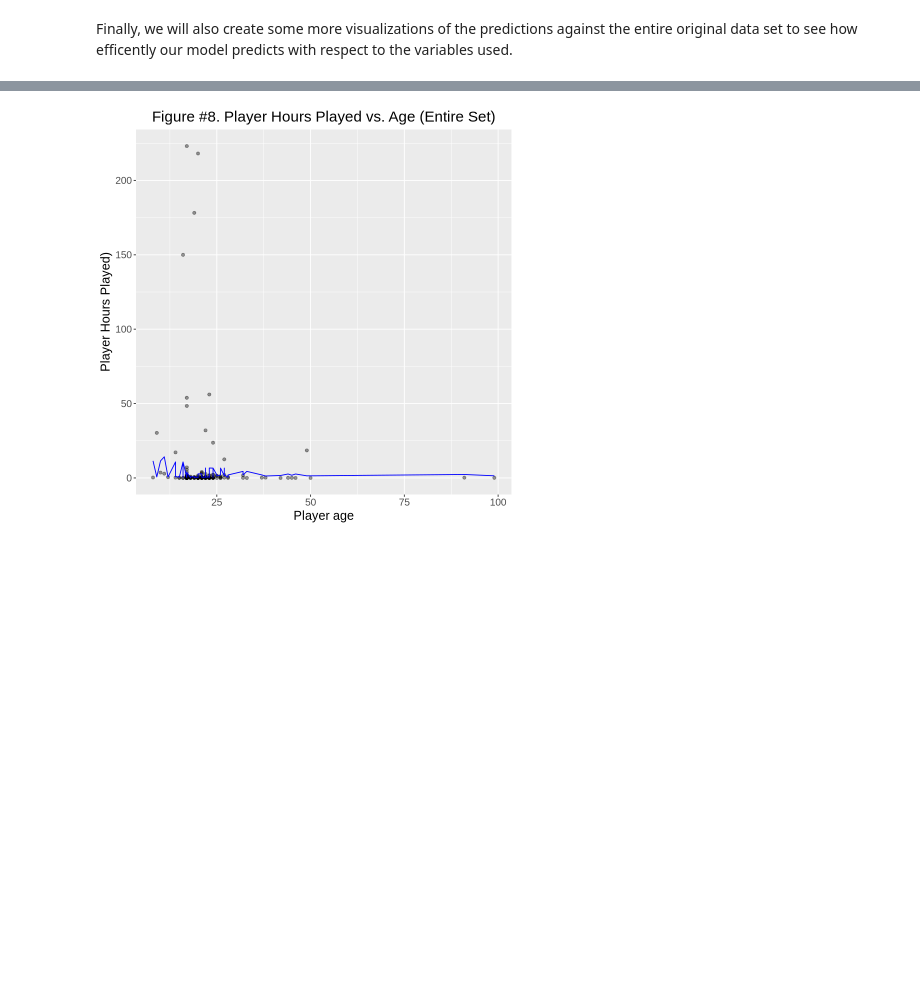
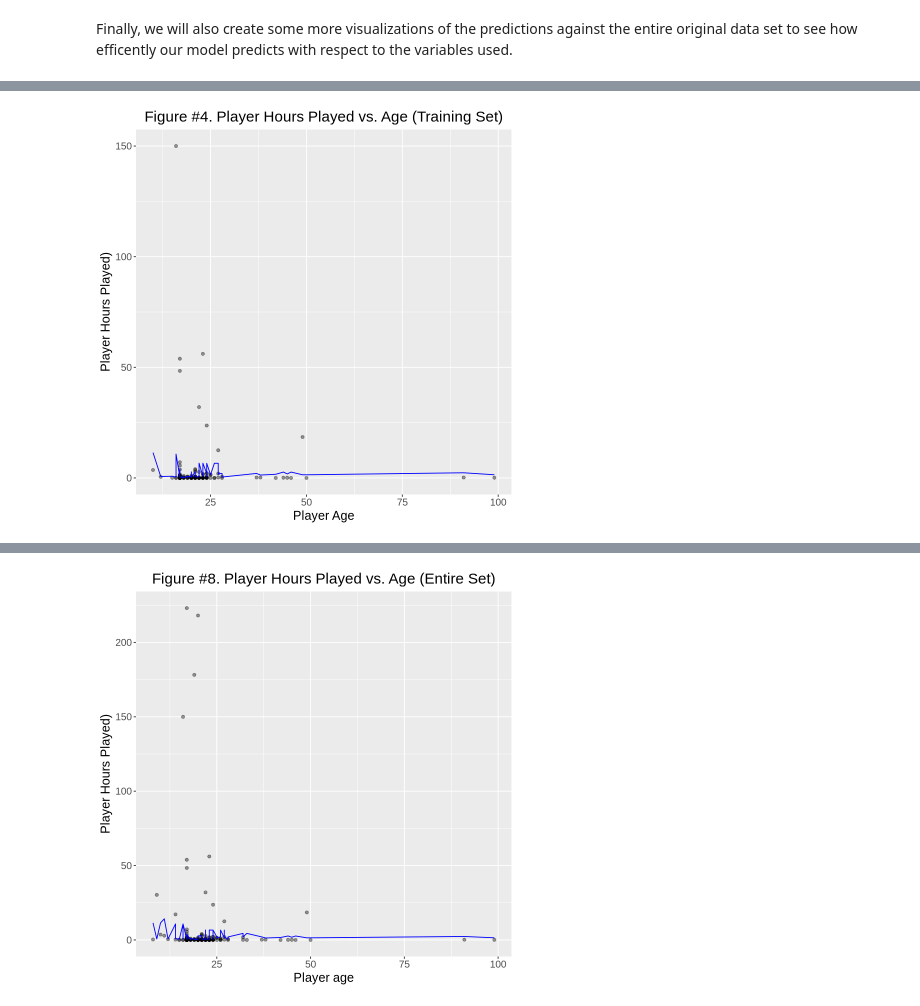
Before and after one commit to Pouya2077/dsci-project, a Jupyter notebook: group-project.ipynb, the cells around one changed output, grey strips where cells are left out. Drawn from its saved outputs; the diff is of its cells as text; code cells hidden in the pictures; blank space fills up the shorter version.

```diff
--- a/group-project.ipynb
+++ b/group-project.ipynb
@@ -431,0 +334,100 @@ player_plot_entire_2
+# %%
+player_preds_train <- player_best_fit |>
+                  predict(player_train) |>
+                  bind_cols(player_train)
+
+# plot of age variable against the total played hours for each player
+
+player_plot_training <- ggplot(player_preds_train, aes(x = age, y = played_hours)) +
+  geom_point(alpha = 0.4) +
+  geom_line(data = player_preds_train,
+            mapping = aes(x = age, y = .pred),
+            color = "blue") +
+  xlab("Player Age") +
+  ylab("Player Hours Played)") +
+  ggtitle("Figure #4. Player Hours Played vs. Age (Training Set)") +
+  theme(text = element_text(size = 15),
+       plot.title = (element_text(hjust = 0.5)))
+
+player_plot_training
+
+# plot of experience_num variable against total player hours for each player
+
+player_plot_training_2 <- ggplot(player_preds_train, aes(x = experience_num, y = played_hours)) +
+  geom_point(alpha = 0.4) +
+  geom_line(data = player_preds_train,
+            mapping = aes(x = experience_num, y = .pred),
+            color = "blue") +
+  xlab("Player Experience Level") +
+  ylab("Player Hours Played)") +
+  ggtitle("Figure #5. Player Hours Played \n vs. Experience (Training Set)") +
+  theme(text = element_text(size = 15),
+       plot.title = element_text(hjust = 0.5))
+
+player_plot_training_2
+
+# now we do the same for the testing set
+
+player_preds_test <- player_best_fit |>
+                  predict(player_test) |>
+                  bind_cols(player_test)
+
+player_plot_testing <- ggplot(player_preds_test, aes(x = age, y = played_hours)) +
+  geom_point(alpha = 0.4) +
+  geom_line(data = player_preds_test,
+            mapping = aes(x = age, y = .pred),
+            color = "blue") +
+  xlab("Player Age") +
+  ylab("Player Hours Played)") +
+  ggtitle("Figure #6. Player Hours Played \n vs. Age (Testing Set)") +
+  theme(text = element_text(size = 15),
+       plot.title = element_text(hjust = 0.5))
+
+player_plot_testing
+
+player_plot_testing_2 <- ggplot(player_preds_test, aes(x = experience_num, y = played_hours)) +
+  geom_point(alpha = 0.4) +
+  geom_line(data = player_preds_test,
+            mapping = aes(x = experience_num, y = .pred),
+            color = "blue") +
+  xlab("Player experience level") +
+  ylab("Player played hours)") +
+  ggtitle("Figure #7. Player Hours Played \n vs. Experience (Testing Set)") +
+  theme(text = element_text(size = 15),
+       plot.title = element_text(hjust = 0.5))
+
+player_plot_testing_2
+
+# the same will be repeated for the entire set
+
+player_preds_entire <- player_best_fit |>
+                  predict(player_data) |>
+                  bind_cols(player_data)
+
+player_plot_entire <- ggplot(player_preds_entire, aes(x = age, y = played_hours)) +
+  geom_point(alpha = 0.4) +
+  geom_line(data = player_preds_entire,
+            mapping = aes(x = age, y = .pred),
+            color = "blue") +
+  xlab("Player age") +
+  ylab("Player Hours Played)") +
+  ggtitle("Figure #8. Player Hours Played vs. Age (Entire Set)") +
+  theme(text = element_text(size = 15),
+       plot.title = element_text(hjust = 0.5))
+
+player_plot_entire
+
+player_plot_entire_2 <- ggplot(player_preds_entire, aes(x = experience_num, y = played_hours)) +
+  geom_point(alpha = 0.4) +
+  geom_line(data = player_preds_entire,
+            mapping = aes(x = experience_num, y = .pred),
+            color = "blue") +
+  xlab("Player experience level") +
+  ylab("Player Hours Played)") +
+  ggtitle("Figure #9. Player Hours Played \n vs. Experience (Entire Set)") +
+  theme(text = element_text(size = 15),
+       plot.title = element_text(hjust = 0.5))
+
+player_plot_entire_2
+# %% [output]
+[figure, added]
```
Also changed, not shown: parts of 2 cells of this notebook.
